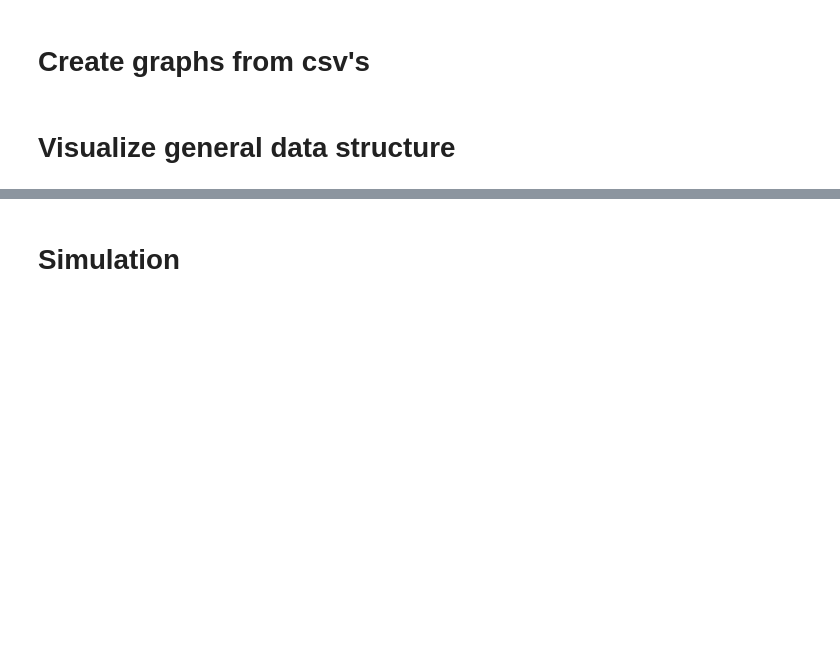
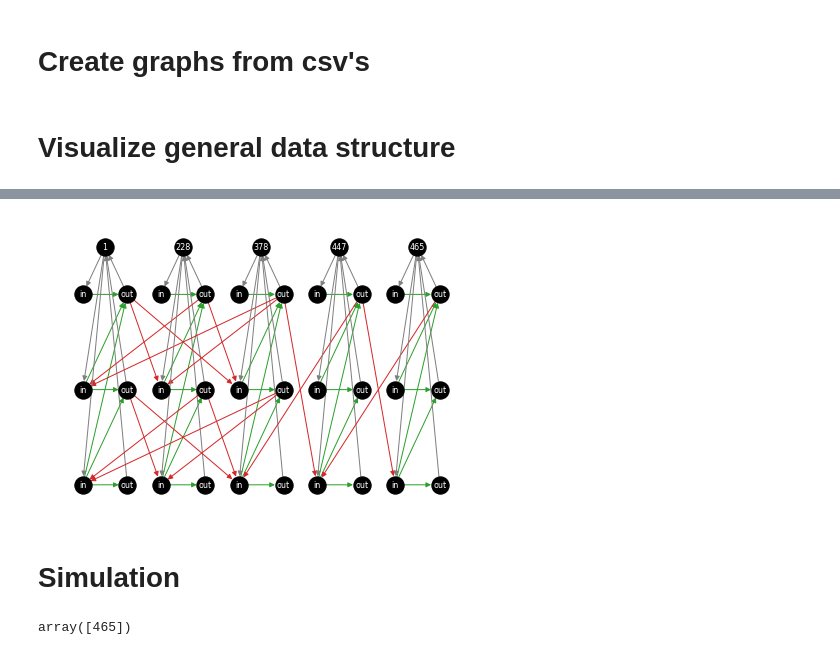
Before and after one commit to alandler/i5_freight_simulation, a Jupyter notebook: Simulation (Interactive).ipynb, the cells around one changed output, grey strips where cells are left out. Saved outputs shown, nothing was run; the diff lists cells and outputs as text; code cells hidden in the pictures; blank space fills up the shorter version.

```diff
--- a/Simulation (Interactive).ipynb
+++ b/Simulation (Interactive).ipynb
@@ -20,7 +25,9 @@ from data import get_station_G, stations_df, distances_df
 # %% [markdown]
 # Create graphs from csv's
 # %%
+increment = 50
 station_G = get_station_G()
-G = layer_graph(station_G)
+G = layer_graph(station_G, increment)
+G.nodes;
 # %% [markdown]
 # Visualize general data structure
@@ -49,2 +64,9 @@ nx.draw(station_G, pos = pos, node_size=node_size, width=.00001, node_color=colo
+# %%
+labels = {node:node[-2:] if "in" in node else node[-3:] for node in list(G.nodes)}
+pos, edge_colors = set_draw_attributes(G, station_G)
+nx.draw(G, pos = pos, labels = labels, edge_color = list(edge_colors.values()),
+        font_size = 8, font_color="white", node_color="black")
+# %% [output]
+[figure, added]
 # %% [markdown]
 # Simulation
@@ -50,0 +78,4 @@ nx.draw(station_G, pos = pos, node_size=node_size, width=.00001, node_color=colo
+# %%
+sim.get_random_destination(1)
+# %% [output]
+array([465])
```
Also changed, not shown: parts of 6 cells of this notebook, 9 other files.
